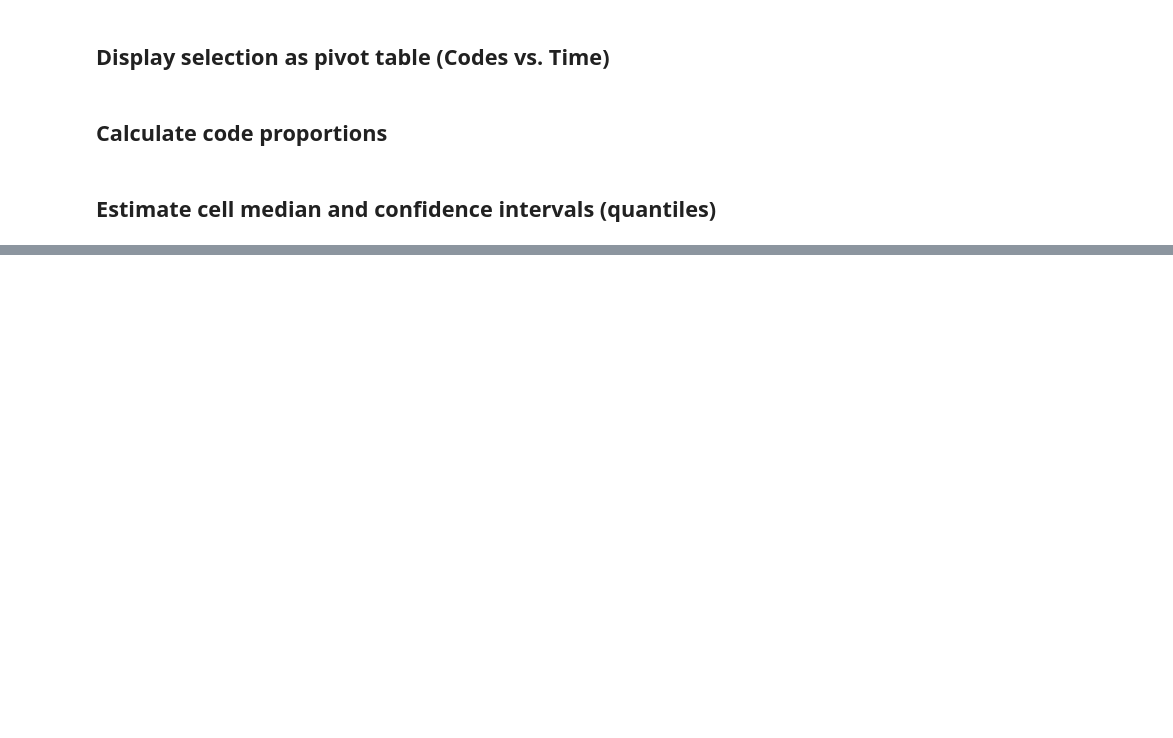
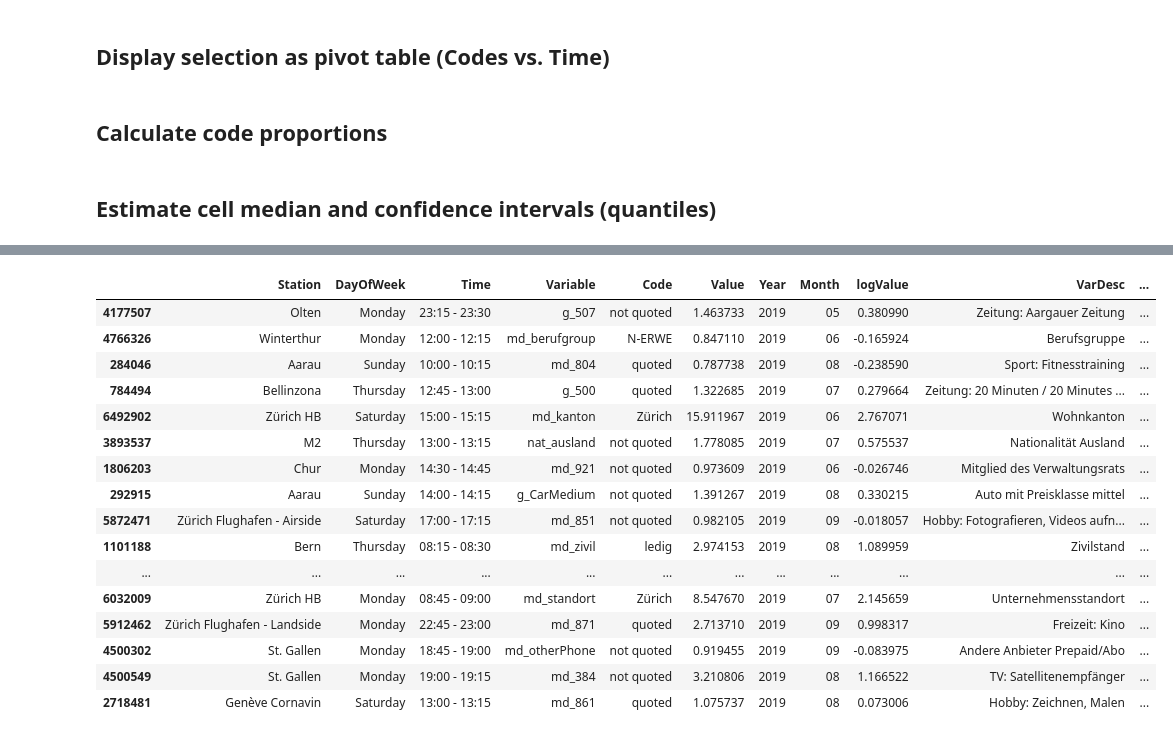
Before and after one commit to apgsga-stc/PredictiveAnalyticsPython, a Jupyter notebook: axinova/ax_explore_20190906.ipynb, the cells around one changed output, grey strips where cells are left out. Saved outputs shown, nothing was run; the diff lists cells and outputs as text; code cells hidden in the pictures; blank space fills up the shorter version.

```diff
--- a/axinova/ax_explore_20190906.ipynb
+++ b/axinova/ax_explore_20190906.ipynb
@@ -722,0 +861,2 @@ show_code_cont_tables(selection, index_by="TimeSlot", aggfunc=estimate)
+# %%
+pd.set_option('display.max_rows', None)
@@ -722,0 +883,20 @@ show_code_cont_tables(selection, index_by="TimeSlot", aggfunc=estimate)
+# %%
+ax_data.sample(20, random_state=42)
+# %% [output]
+|  | Station | DayOfWeek | Time | Variable | Code | Value | Year | Month | logValue | VarDesc | ... |
+| 4177507 | Olten | Monday | 23:15 - 23:30 | g_507 | not quoted | 1.463733 | 2019 | 05 | 0.380990 | Zeitung: Aargauer Zeitung | ... |
+| 4766326 | Winterthur | Monday | 12:00 - 12:15 | md_berufgroup | N-ERWE | 0.847110 | 2019 | 06 | -0.165924 | Berufsgruppe | ... |
+| 284046 | Aarau | Sunday | 10:00 - 10:15 | md_804 | quoted | 0.787738 | 2019 | 08 | -0.238590 | Sport: Fitnesstraining | ... |
+| 784494 | Bellinzona | Thursday | 12:45 - 13:00 | g_500 | quoted | 1.322685 | 2019 | 07 | 0.279664 | Zeitung: 20 Minuten / 20 Minutes ... | ... |
+| 6492902 | Zürich HB | Saturday | 15:00 - 15:15 | md_kanton | Zürich | 15.911967 | 2019 | 06 | 2.767071 | Wohnkanton | ... |
+| 3893537 | M2 | Thursday | 13:00 - 13:15 | nat_ausland | not quoted | 1.778085 | 2019 | 07 | 0.575537 | Nationalität Ausland | ... |
+| 1806203 | Chur | Monday | 14:30 - 14:45 | md_921 | not quoted | 0.973609 | 2019 | 06 | -0.026746 | Mitglied des Verwaltungsrats | ... |
+| 292915 | Aarau | Sunday | 14:00 - 14:15 | g_CarMedium | not quoted | 1.391267 | 2019 | 08 | 0.330215 | Auto mit Preisklasse mittel | ... |
+| 5872471 | Zürich Flughafen - Airside | Saturday | 17:00 - 17:15 | md_851 | not quoted | 0.982105 | 2019 | 09 | -0.018057 | Hobby: Fotografieren, Videos aufn... | ... |
+| 1101188 | Bern | Thursday | 08:15 - 08:30 | md_zivil | ledig | 2.974153 | 2019 | 08 | 1.089959 | Zivilstand | ... |
+| ... | ... | ... | ... | ... | ... | ... | ... | ... | ... | ... | ... |
+| 6032009 | Zürich HB | Monday | 08:45 - 09:00 | md_standort | Zürich | 8.547670 | 2019 | 07 | 2.145659 | Unternehmensstandort | ... |
+| 5912462 | Zürich Flughafen - Landside | Monday | 22:45 - 23:00 | md_871 | quoted | 2.713710 | 2019 | 09 | 0.998317 | Freizeit: Kino | ... |
+| 4500302 | St. Gallen | Monday | 18:45 - 19:00 | md_otherPhone | not quoted | 0.919455 | 2019 | 09 | -0.083975 | Andere Anbieter Prepaid/Abo | ... |
+| 4500549 | St. Gallen | Monday | 19:00 - 19:15 | md_384 | not quoted | 3.210806 | 2019 | 08 | 1.166522 | TV: Satellitenempfänger | ... |
+| 2718481 | Genève Cornavin | Saturday | 13:00 - 13:15 | md_861 | quoted | 1.075737 | 2019 | 08 | 0.073006 | Hobby: Zeichnen, Malen | ... |
```
Also changed, not shown: parts of 26 cells of this notebook, 2 other files.
